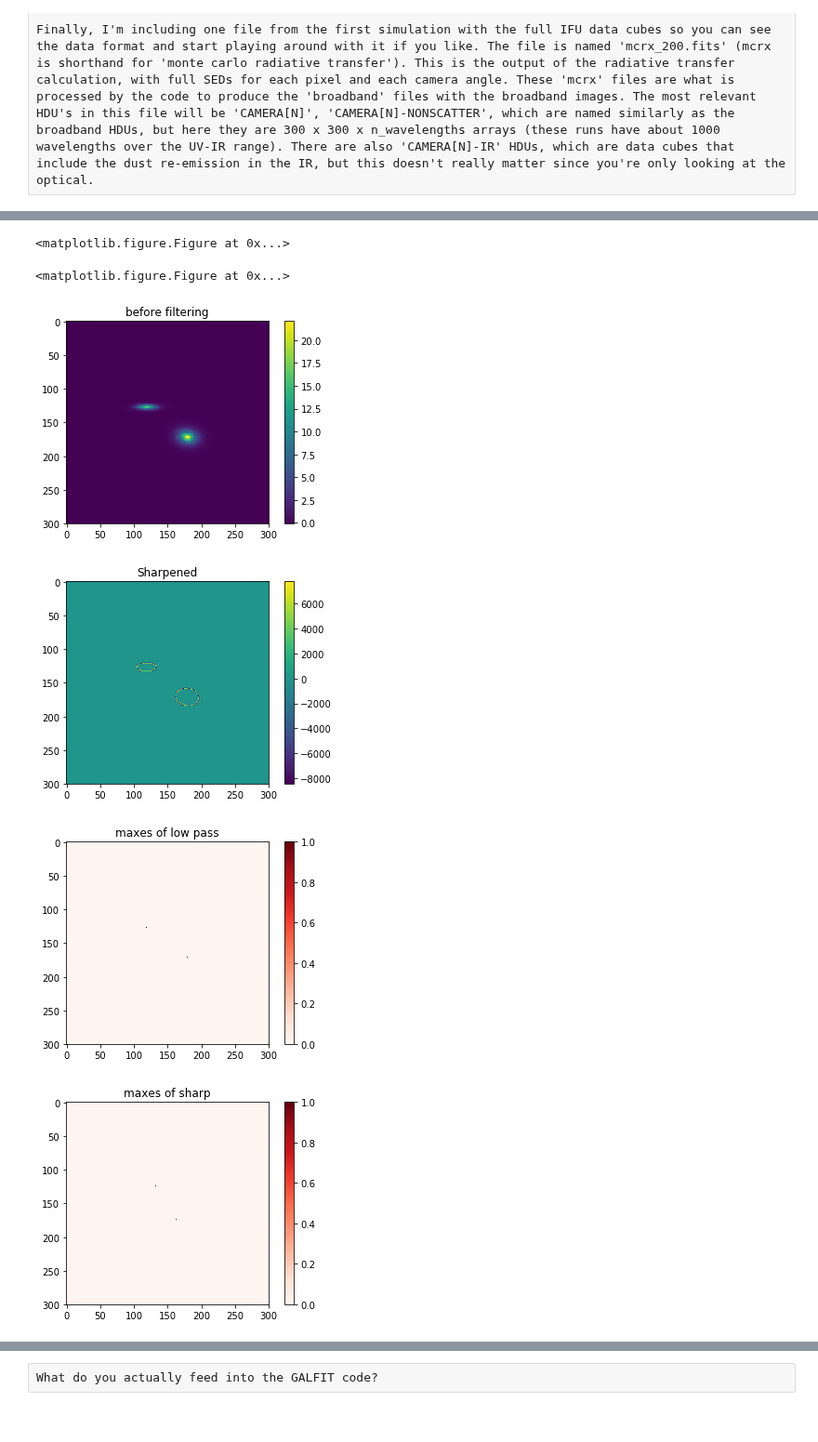
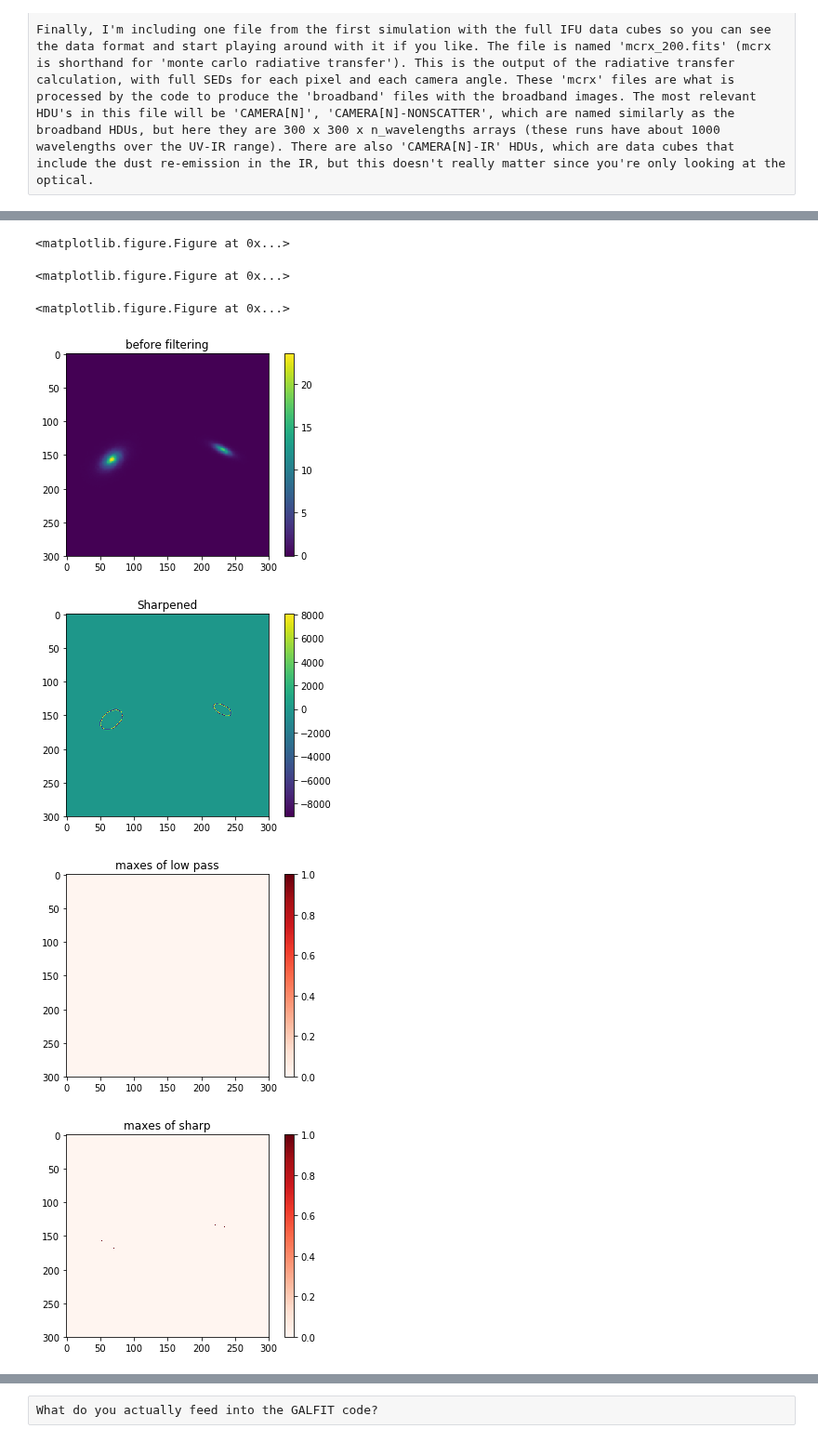
Before and after one commit to beckynevin/ppxf_MaNGA, a Jupyter notebook: Image_degradation.ipynb, the cells around one changed output, grey strips where cells are left out. Shown at 93% size. Drawn from its saved outputs; the diff is of its cells as text; code cells hidden in the pictures.

```diff
--- a/Image_degradation.ipynb
+++ b/Image_degradation.ipynb
@@ -106,8 +108,8 @@ sep=[]
 flux_r=[]
 myr_here=[]
 image=[]
-viewpt=3
-for i in range(5):#len(img_list)
+viewpt=5
+for i in range(len(img_list)):#len(img_list)
     plt.clf()
     a=produce_camera(myr[i],img_list[i],viewpt)#that last number is the viewpoing (camera 0)
     '''before any of this you have to choose the camera data'''
@@ -123,35 +125,36 @@ for i in range(5):#len(img_list)
     num_sol=d[5]
 
     if num_sol==1:
         #this is if there's only really one solution because the bulges are too close together
-        e=fit_2_gaussian(d[3],300-d[2],d[3],300-d[2],low_pass)
+        e=fit_2_gaussian(d[1],300-d[0],d[1],300-d[0],low_pass)
     else:
         e=fit_2_gaussian(d[2],300-d[0],d[3],300-d[1],low_pass)#was d[3],300-d[2],d[1],300-d[0]
 
     '''e_1=fit_gaussian( d[0],300-d[1], low_pass)
 
     e_2=fit_gaussian(d[2],300-d[3], low_pass)'''
 
 
     f=write_galfit_feedme(viewpt,myr[i],e[0],e[1],e[2],e[3],2)
     print('this is what were feeding galfit',e[0],e[1],e[2],e[3])
     #e=write_galfit_feedme(1, 200, 180, 100,120)
     g=run_galfit(viewpt,myr[i])
     h=galfit_params(viewpt,myr[i],2)
 
     sep.append(h[0])
     flux_r.append(h[1])
     myr_here.append(myr[i])
     image.append(result)
 # %% [output]
 <matplotlib.figure.Figure at 0x...>
 <matplotlib.figure.Figure at 0x...>
 <matplotlib.figure.Figure at 0x...>
 <matplotlib.figure.Figure at 0x...>
 <matplotlib.figure.Figure at 0x...>
 <matplotlib.figure.Figure at 0x...>
 <matplotlib.figure.Figure at 0x...>
+<matplotlib.figure.Figure at 0x...>
-[figure, old version]
+[figure, new version]
-[figure, old version]
+[figure, new version]
 [figure]
 [figure]
```
Also changed, not shown: parts of 10 cells of this notebook.
